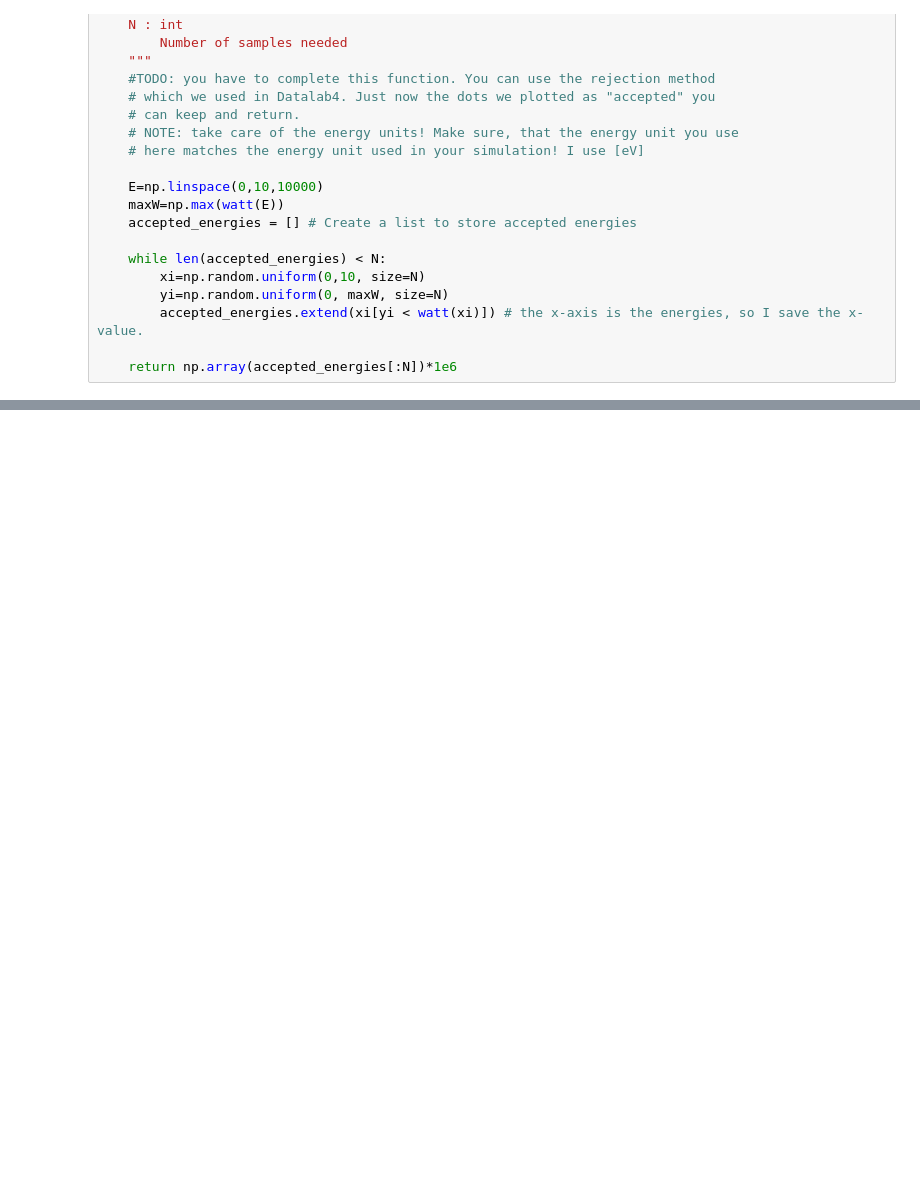
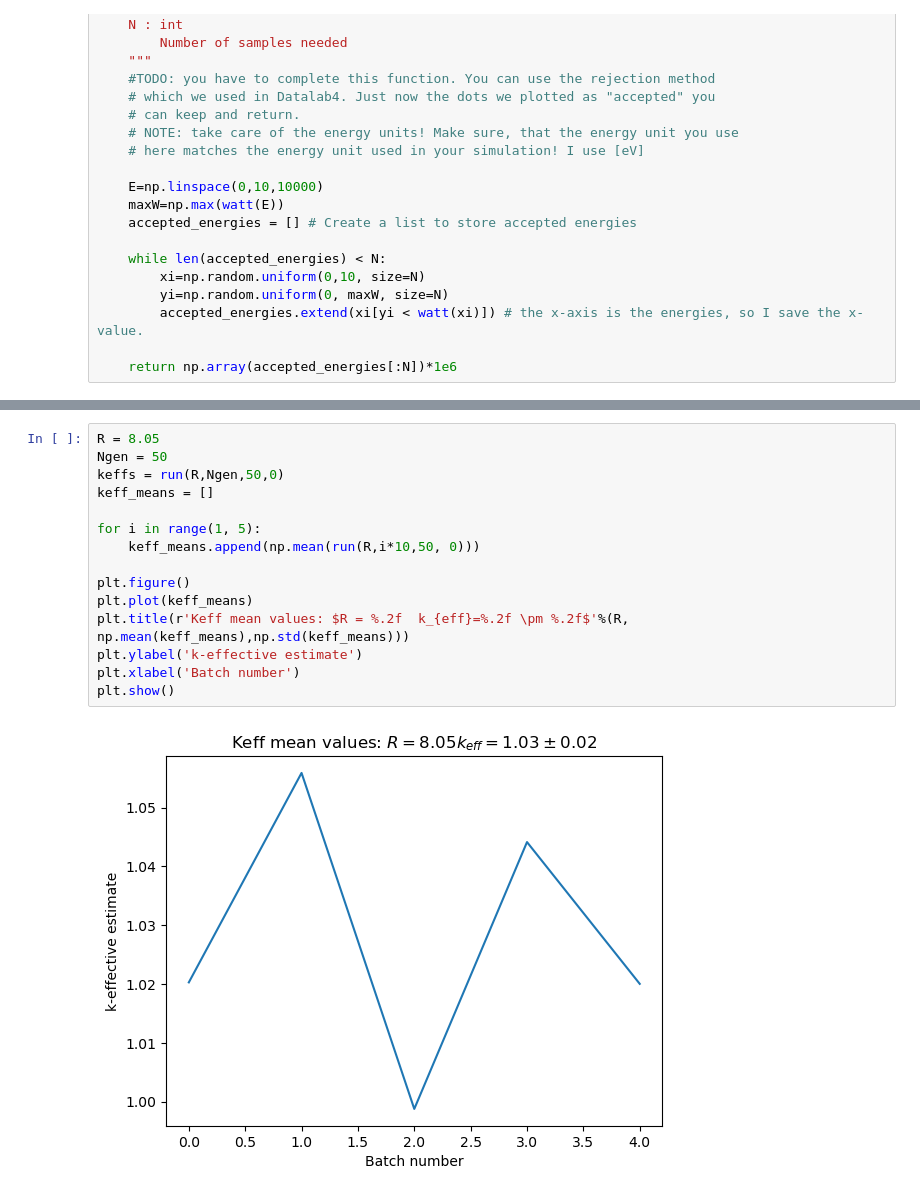
Before and after one commit to AlexHedene/Prog2_Projects, a Jupyter notebook: Reactor_Lovisa/HA2/HA2-2.ipynb, the cells around one changed output, grey strips where cells are left out. Cells and saved outputs as stored; diff of their text form; blank space fills up the shorter version.

```diff
--- a/Reactor_Lovisa/HA2/HA2-2.ipynb
+++ b/Reactor_Lovisa/HA2/HA2-2.ipynb
@@ -267 +295,18 @@ run(R,100,100, 10)
+# %%
+R = 8.05
+Ngen = 50
+keffs = run(R,Ngen,50,0)
+keff_means = []
+
+for i in range(1, 5):
+    keff_means.append(np.mean(run(R,i*10,50, 0)))
+
+plt.figure()
+plt.plot(keff_means)
+plt.title(r'Keff mean values: $R = %.2f  k_{eff}=%.2f \pm %.2f$'%(R, np.mean(keff_means),np.std(keff_means)))
+plt.ylabel('k-effective estimate')
+plt.xlabel('Batch number')
+plt.show()
+# %% [output]
+[figure, added]
 # %%
```
Also changed, not shown: parts of 4 cells of this notebook.
